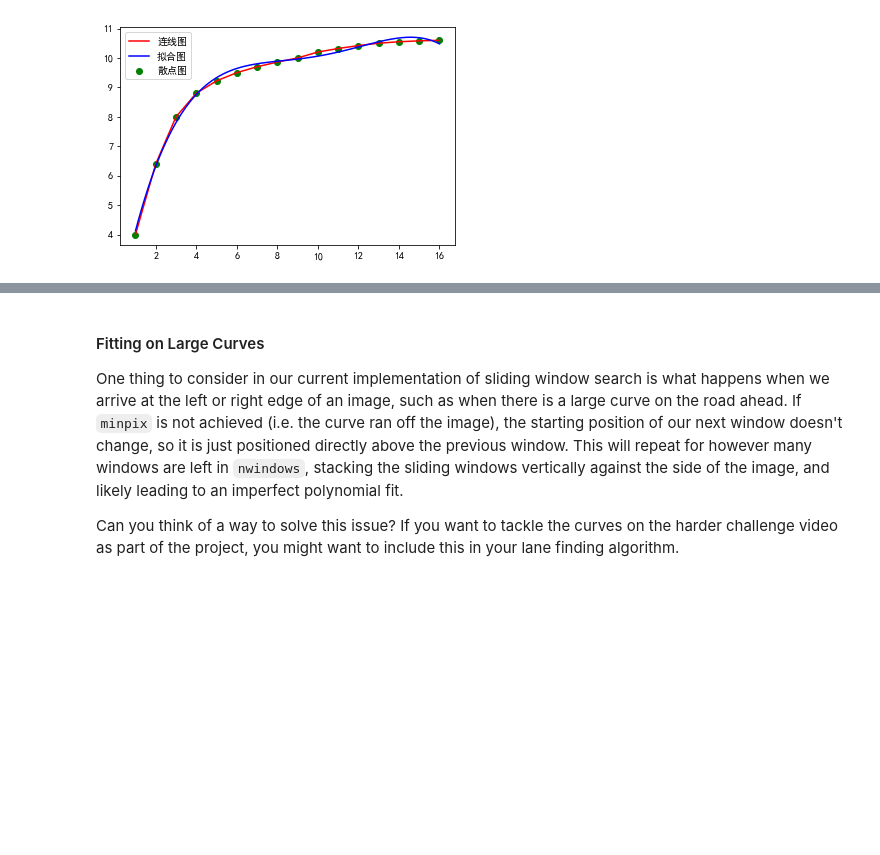
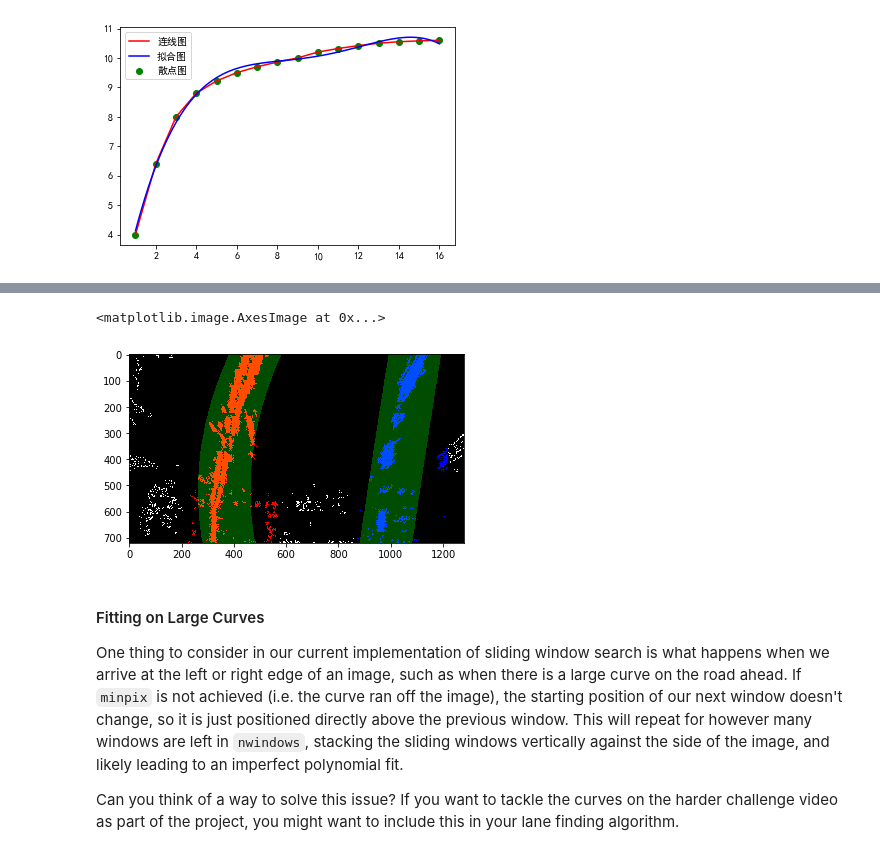
Before and after one commit to ChiangC/SDC_Python, a Jupyter notebook: ex04_advanced_computer_vision/Advanced_Computer_Vision.ipynb, the cells around one changed output, grey strips where cells are left out. Cells and saved outputs as stored; diff of their text form; code cells hidden in the pictures; blank space fills up the shorter version.

```diff
--- a/ex04_advanced_computer_vision/Advanced_Computer_Vision.ipynb
+++ b/ex04_advanced_computer_vision/Advanced_Computer_Vision.ipynb
@@ -679,3 +708,9 @@ plt.imshow(result)
+# %%
+# View your output
+plt.imshow(result)
+# %% [output]
+<matplotlib.image.AxesImage at 0x...>
+[figure, added]
 # %% [markdown]
 #### Fitting on Large Curves
 One thing to consider in our current implementation of sliding window search is what happens when we arrive at the left or right edge of an image, such as when there is a large curve on the road ahead. If `minpix` is not achieved (i.e. the curve ran off the image), the starting position of our next window doesn't change, so it is just positioned directly above the previous window. This will repeat for however many windows are left in `nwindows`, stacking the sliding windows vertically against the side of the image, and likely leading to an imperfect polynomial fit.
```
Also changed, not shown: parts of 2 cells of this notebook, 2 other files.
